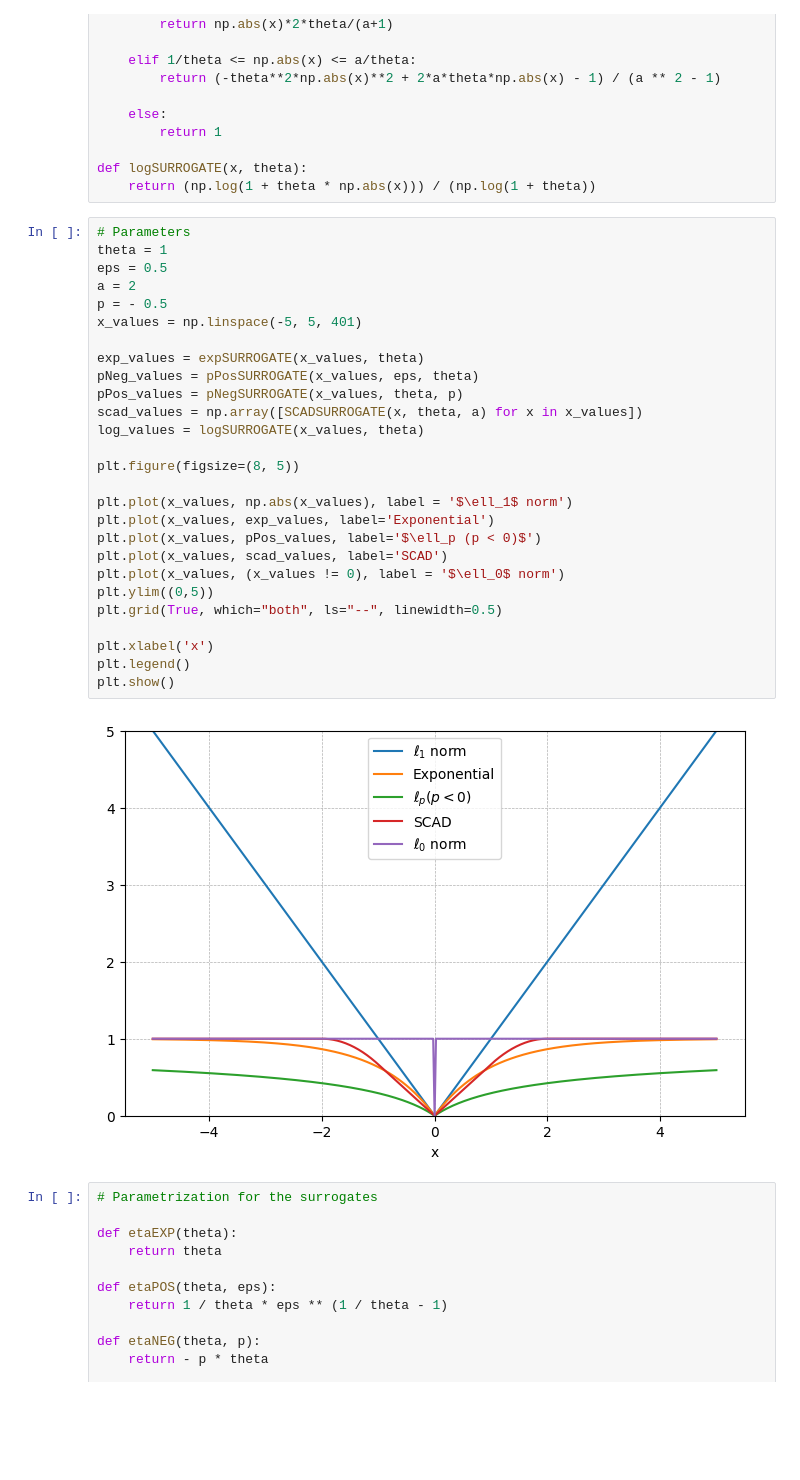
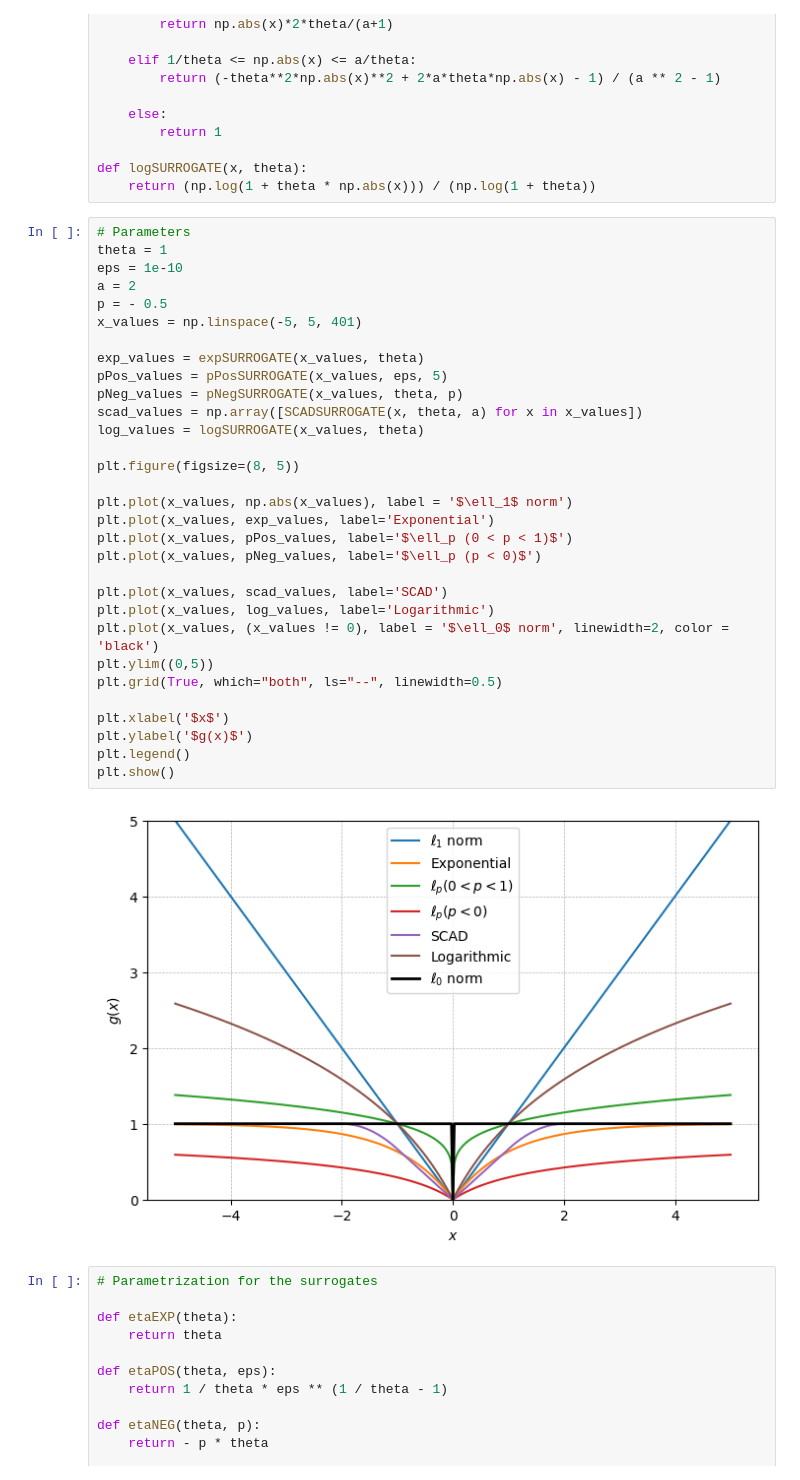
Before and after one commit to LeoDiNino97/NonconvexSparseLearningUnrolledSCA, a Jupyter notebook: Dictionary Learning/DL_primer.ipynb, the cells around one changed output. Saved outputs shown, nothing was run; the diff lists cells and outputs as text; blank space fills up the shorter version.

```diff
--- a/Dictionary Learning/DL_primer.ipynb
+++ b/Dictionary Learning/DL_primer.ipynb
@@ -146,32 +146,36 @@ def logSURROGATE(x, theta):
 # %%
 # Parameters
 theta = 1
-eps = 0.5
+eps = 1e-10
 a = 2
 p = - 0.5
 x_values = np.linspace(-5, 5, 401)
 
 exp_values = expSURROGATE(x_values, theta)
-pNeg_values = pPosSURROGATE(x_values, eps, theta)
-pPos_values = pNegSURROGATE(x_values, theta, p)
+pPos_values = pPosSURROGATE(x_values, eps, 5)
+pNeg_values = pNegSURROGATE(x_values, theta, p)
 scad_values = np.array([SCADSURROGATE(x, theta, a) for x in x_values])
 log_values = logSURROGATE(x_values, theta)
 
 plt.figure(figsize=(8, 5))
 
 plt.plot(x_values, np.abs(x_values), label = '$\ell_1$ norm')
 plt.plot(x_values, exp_values, label='Exponential')
-plt.plot(x_values, pPos_values, label='$\ell_p (p < 0)$')
+plt.plot(x_values, pPos_values, label='$\ell_p (0 < p < 1)$')
+plt.plot(x_values, pNeg_values, label='$\ell_p (p < 0)$')
+
 plt.plot(x_values, scad_values, label='SCAD')
-plt.plot(x_values, (x_values != 0), label = '$\ell_0$ norm')
+plt.plot(x_values, log_values, label='Logarithmic')
+plt.plot(x_values, (x_values != 0), label = '$\ell_0$ norm', linewidth=2, color = 'black')
 plt.ylim((0,5))
 plt.grid(True, which="both", ls="--", linewidth=0.5)
 
-plt.xlabel('x')
+plt.xlabel('$x$')
+plt.ylabel('$g(x)$')
 plt.legend()
 plt.show()
 # %% [output]
-[figure, old version]
+[figure, new version]
 # %%
 # Parametrization for the surrogates
 
```
Also changed, not shown: 2 other files.
